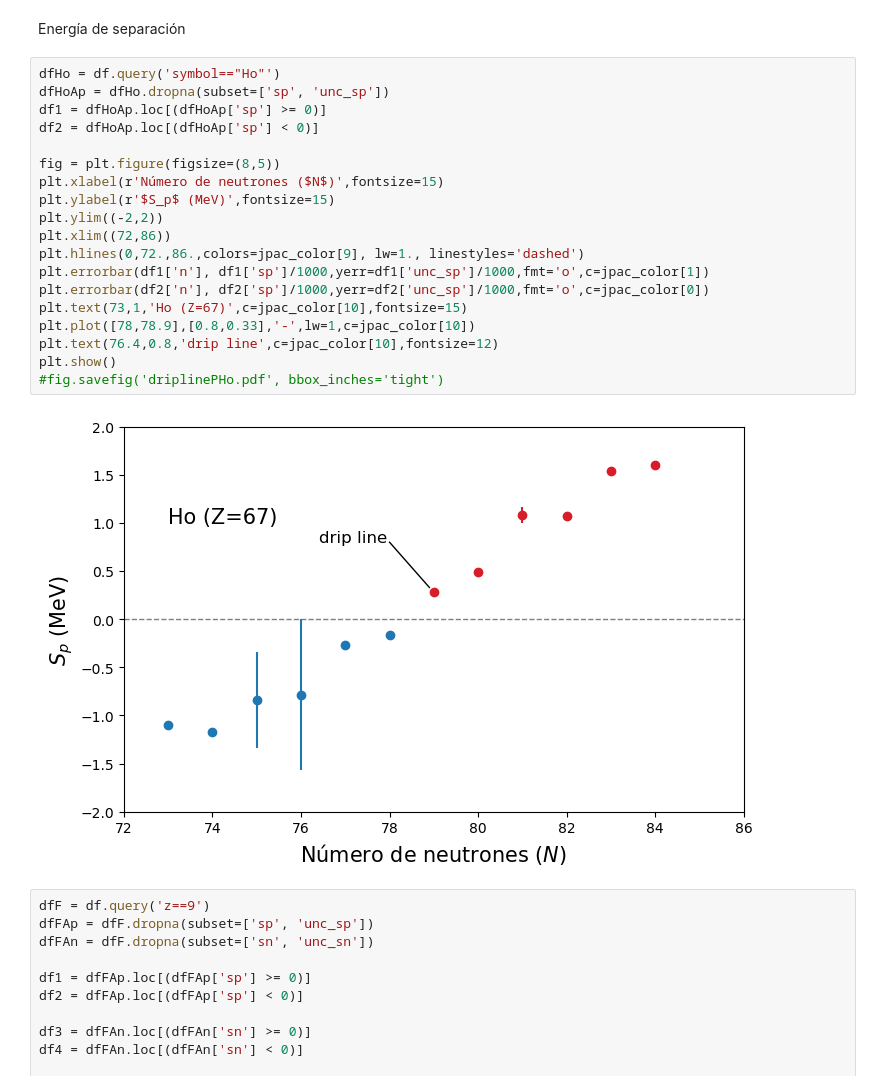
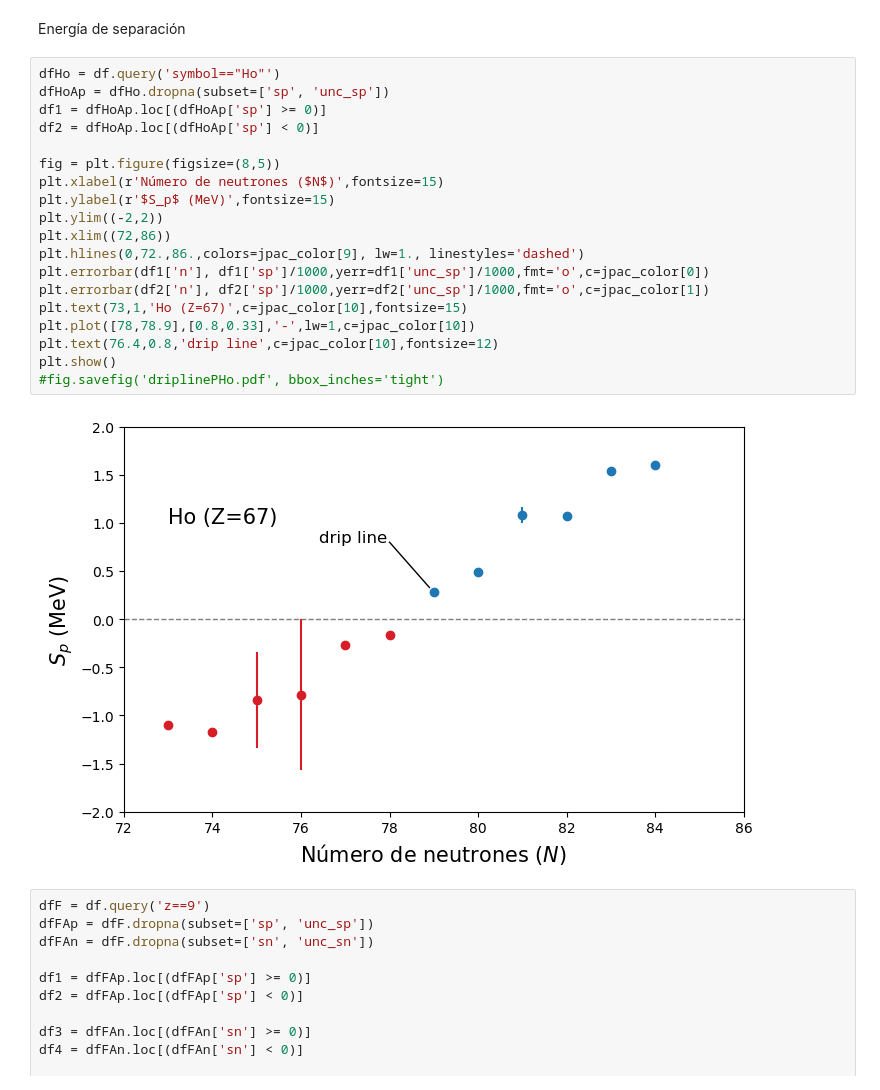
Before and after one commit to cefera/FNyP, a Jupyter notebook: Notebooks/Tema1.ipynb, the cells around one changed output. Cells and saved outputs as stored; diff of their text form.

```diff
--- a/Notebooks/Tema1.ipynb
+++ b/Notebooks/Tema1.ipynb
@@ -292,24 +292,24 @@ Energía de separación
 # %%
 dfHo = df.query('symbol=="Ho"')
 dfHoAp = dfHo.dropna(subset=['sp', 'unc_sp'])
 df1 = dfHoAp.loc[(dfHoAp['sp'] >= 0)]
 df2 = dfHoAp.loc[(dfHoAp['sp'] < 0)]
 
 fig = plt.figure(figsize=(8,5))
 plt.xlabel(r'Número de neutrones ($N$)',fontsize=15)
 plt.ylabel(r'$S_p$ (MeV)',fontsize=15)
 plt.ylim((-2,2))
 plt.xlim((72,86))
 plt.hlines(0,72.,86.,colors=jpac_color[9], lw=1., linestyles='dashed')
-plt.errorbar(df1['n'], df1['sp']/1000,yerr=df1['unc_sp']/1000,fmt='o',c=jpac_color[1])
-plt.errorbar(df2['n'], df2['sp']/1000,yerr=df2['unc_sp']/1000,fmt='o',c=jpac_color[0])
+plt.errorbar(df1['n'], df1['sp']/1000,yerr=df1['unc_sp']/1000,fmt='o',c=jpac_color[0])
+plt.errorbar(df2['n'], df2['sp']/1000,yerr=df2['unc_sp']/1000,fmt='o',c=jpac_color[1])
 plt.text(73,1,'Ho (Z=67)',c=jpac_color[10],fontsize=15)
 plt.plot([78,78.9],[0.8,0.33],'-',lw=1,c=jpac_color[10])
 plt.text(76.4,0.8,'drip line',c=jpac_color[10],fontsize=12)
 plt.show()
 #fig.savefig('driplinePHo.pdf', bbox_inches='tight')
 # %% [output]
-[figure, old version]
+[figure, new version]
 # %%
 dfF = df.query('z==9')
 dfFAp = dfF.dropna(subset=['sp', 'unc_sp'])
```
Also changed, not shown: parts of 1 cell of this notebook.
